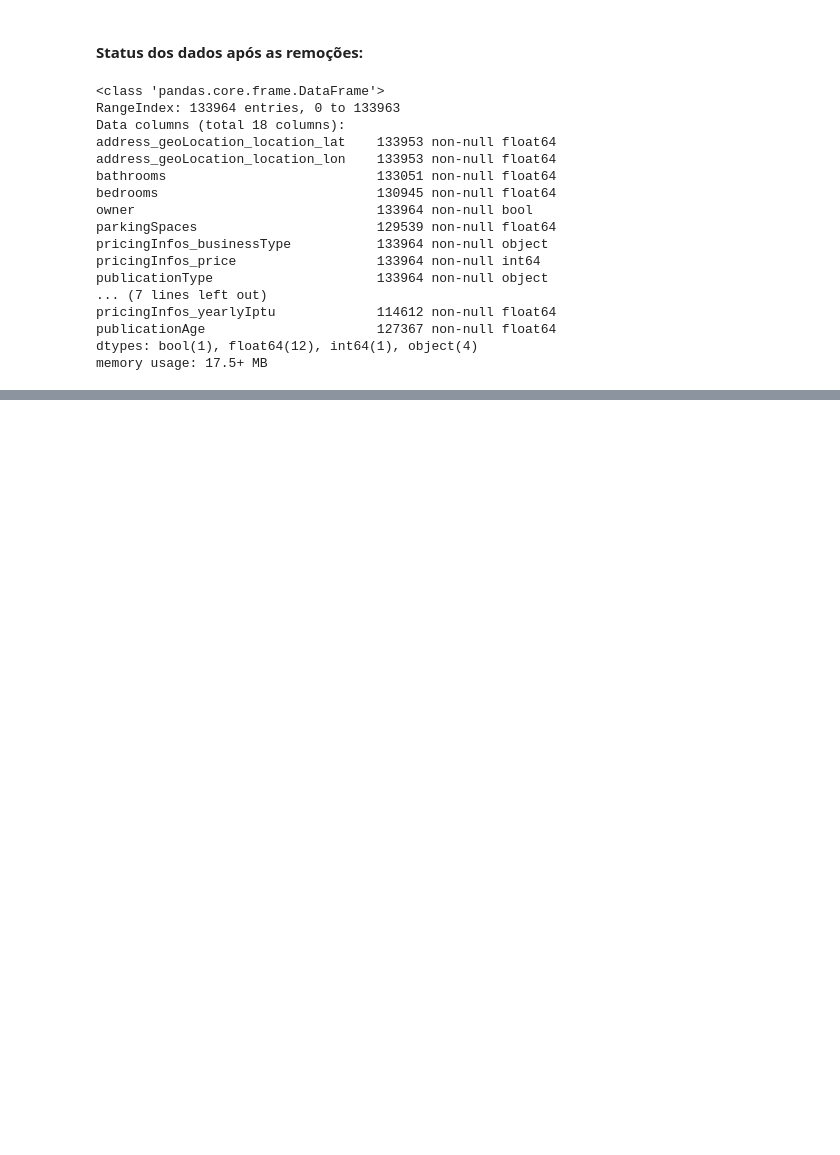
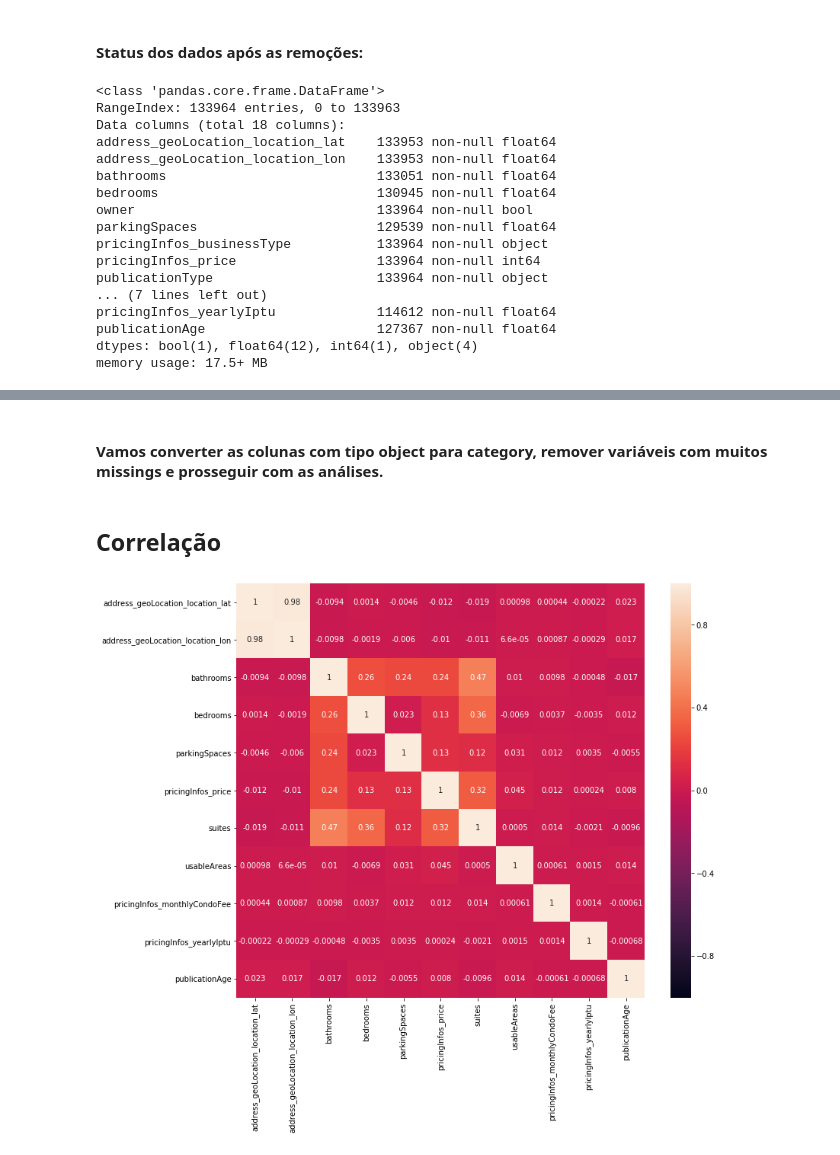
Before and after one commit to fbarscevicius/grupo-zap-ds-challenge, a Jupyter notebook: code/grupo_zap_challenge.ipynb, the cells around one changed output, grey strips where cells are left out. Saved outputs shown, nothing was run; the diff lists cells and outputs as text; code cells hidden in the pictures; blank space fills up the shorter version.

```diff
--- a/code/grupo_zap_challenge.ipynb
+++ b/code/grupo_zap_challenge.ipynb
@@ -488,0 +452,8 @@ dtype('O')
+# %% [markdown]
+#### Vamos converter as colunas com tipo **object** para category, remover variáveis com muitos missings e prosseguir com as análises.
+# %%
+cols_to_category = list(df_train.select_dtypes(include=['object']).columns)
+df_train[cols_to_category] = df_train[cols_to_category].apply(lambda x: x.astype('category'))
+# %%
+missing_cols = ['totalAreas', 'pricingInfos_period', 'pricingInfos_rentalTotalPrice']
+df_train.drop(axis=1, columns=missing_cols, inplace=True)
@@ -488,0 +462,7 @@ dtype('O')
+# %% [markdown]
+## Correlação
+# %%
+plt.figure(figsize=(12, 10))
+sns.heatmap(df_train.select_dtypes(include=['int', 'float']).fillna(0).corr(), annot=True, linewidths=0, vmin=-1);
+# %% [output]
+[figure, added]
```
Also changed, not shown: parts of 13 cells of this notebook, 1 other file.
